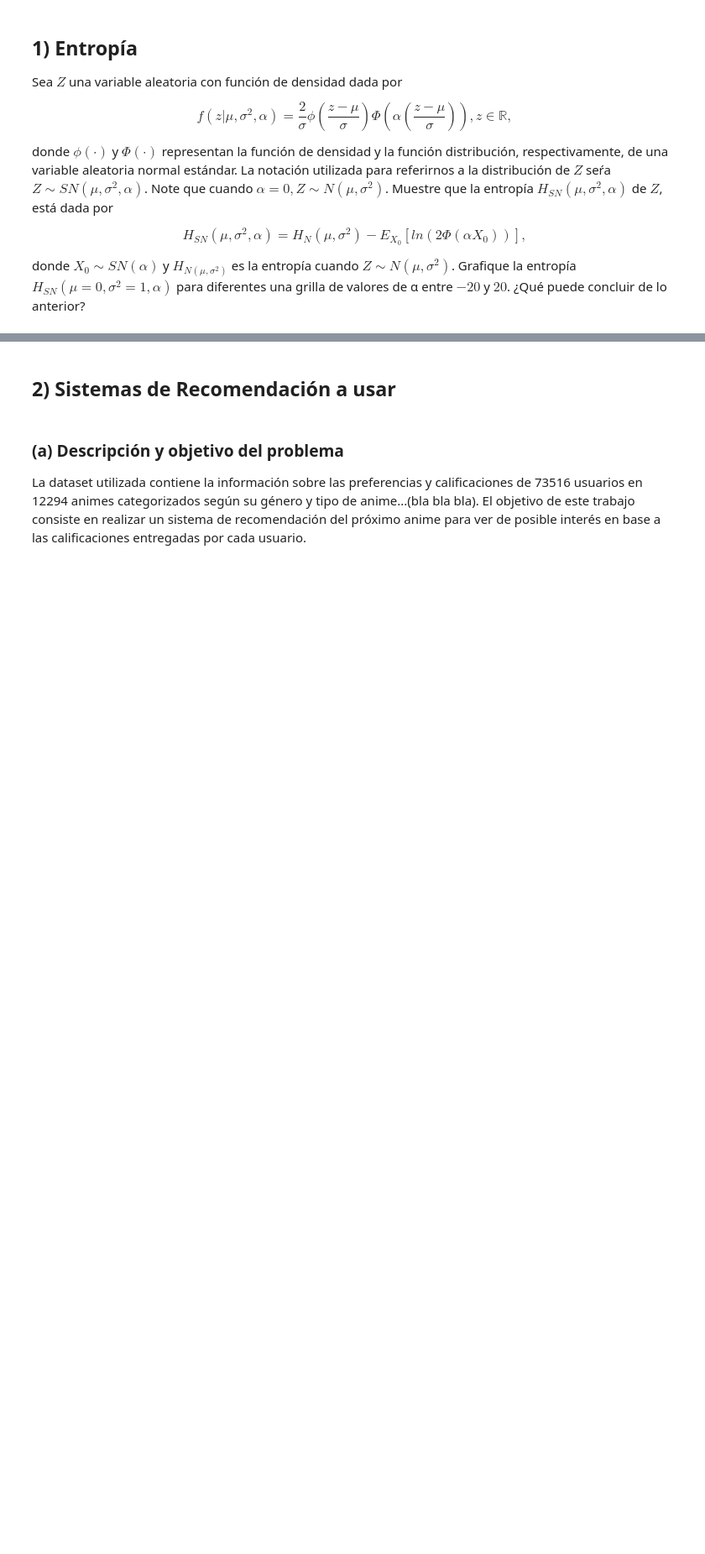
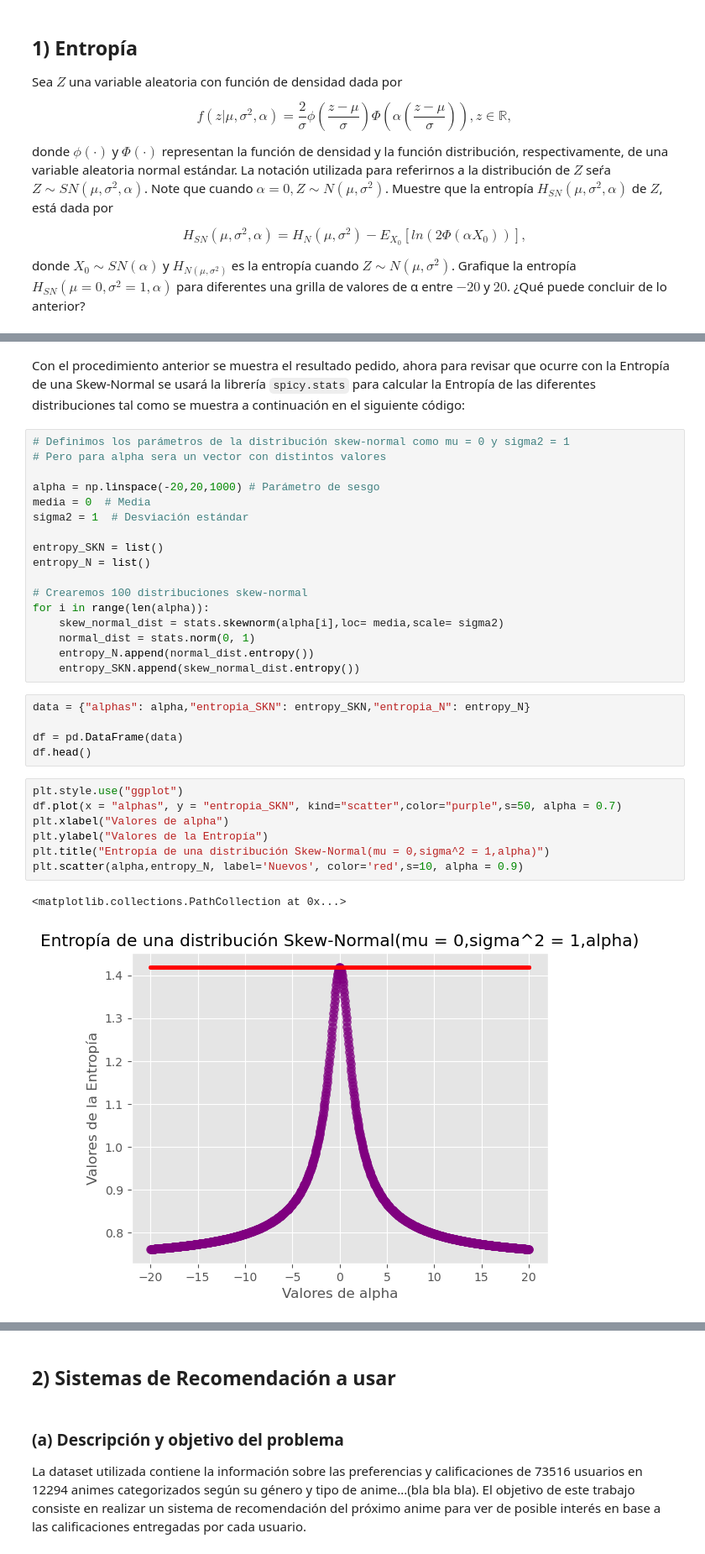
Before and after one commit to ffvilca/topicos_tarea-1, a Jupyter notebook: notebook.ipynb, the cells around one changed output, grey strips where cells are left out. Shown at 84% size. Drawn from its saved outputs; the diff is of its cells as text; blank space fills up the shorter version.

```diff
--- a/notebook.ipynb
+++ b/notebook.ipynb
@@ -35,3 +45,37 @@ H(Z) &= -E(log(f(Z))) \\
 &= log(\sigma) - E(log(\phi(X_0))) - E(log(2\Phi(\alpha X_0)))\\
 &= H(Z) - E( log(2 \Phi (\alpha X_0)) )
 \end{align*}
+# %% [markdown]
+Con el procedimiento anterior se muestra el resultado pedido, ahora para revisar que ocurre con la Entropía de una Skew-Normal se usará la librería `spicy.stats` para calcular la Entropía de las diferentes distribuciones tal como se muestra a continuación en el siguiente código:
+# %%
+# Definimos los parámetros de la distribución skew-normal como mu = 0 y sigma2 = 1
+# Pero para alpha sera un vector con distintos valores
+
+alpha = np.linspace(-20,20,1000) # Parámetro de sesgo
+media = 0  # Media
+sigma2 = 1  # Desviación estándar
+
+entropy_SKN = list()
+entropy_N = list()
+
+# Crearemos 100 distribuciones skew-normal
+for i in range(len(alpha)):
+    skew_normal_dist = stats.skewnorm(alpha[i],loc= media,scale= sigma2)
+    normal_dist = stats.norm(0, 1)
+    entropy_N.append(normal_dist.entropy())
+    entropy_SKN.append(skew_normal_dist.entropy())
+# %%
+data = {"alphas": alpha,"entropia_SKN": entropy_SKN,"entropia_N": entropy_N}
+
+df = pd.DataFrame(data)
+df.head()
+# %%
+plt.style.use("ggplot")
+df.plot(x = "alphas", y = "entropia_SKN", kind="scatter",color="purple",s=50, alpha = 0.7)
+plt.xlabel("Valores de alpha")
+plt.ylabel("Valores de la Entropía")
+plt.title("Entropía de una distribución Skew-Normal(mu = 0,sigma^2 = 1,alpha)")
+plt.scatter(alpha,entropy_N, label='Nuevos', color='red',s=10, alpha = 0.9)
+# %% [output]
+<matplotlib.collections.PathCollection at 0x...>
+[figure, added]
```
Also changed, not shown: parts of 4 cells of this notebook.
